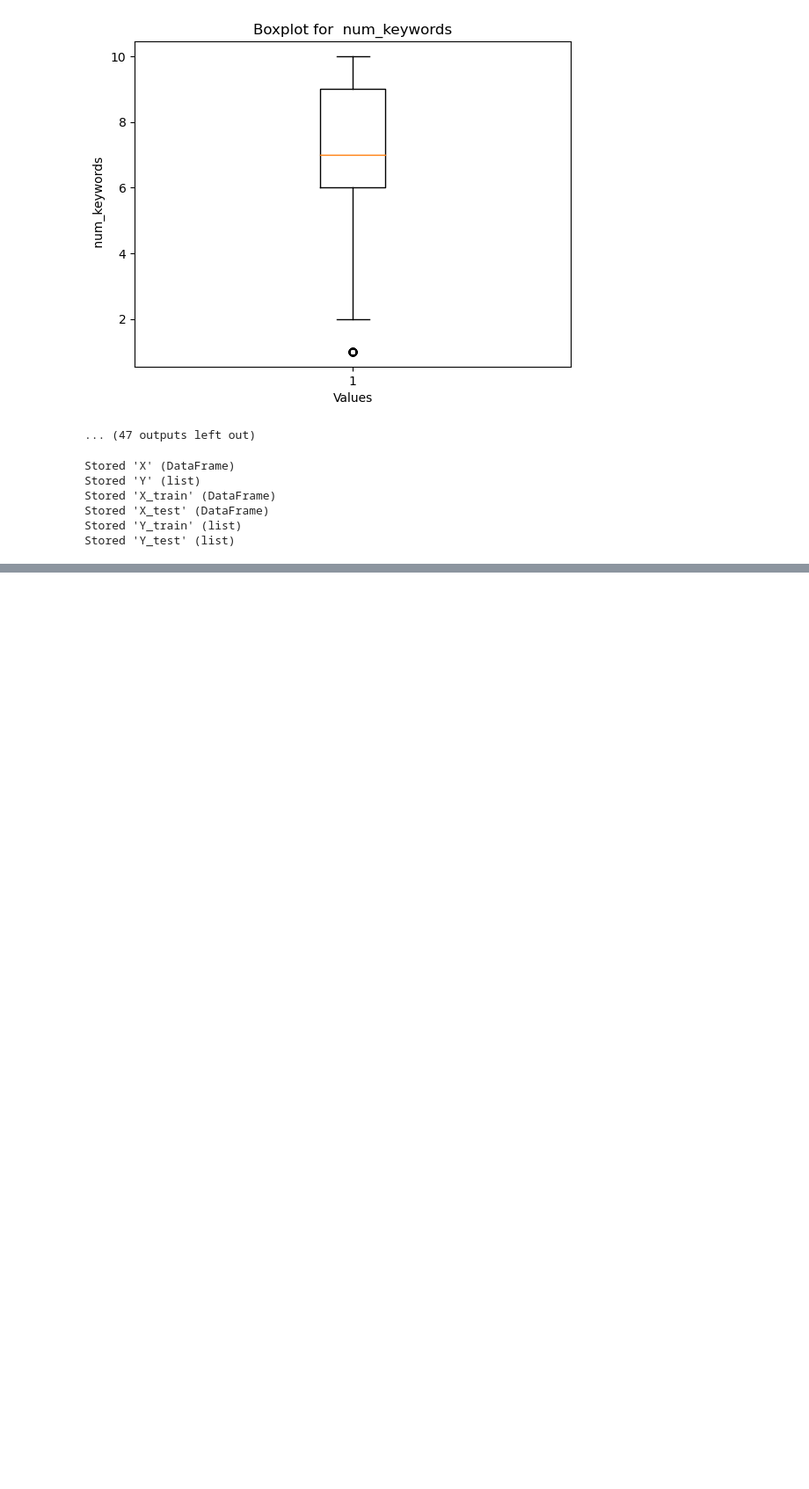
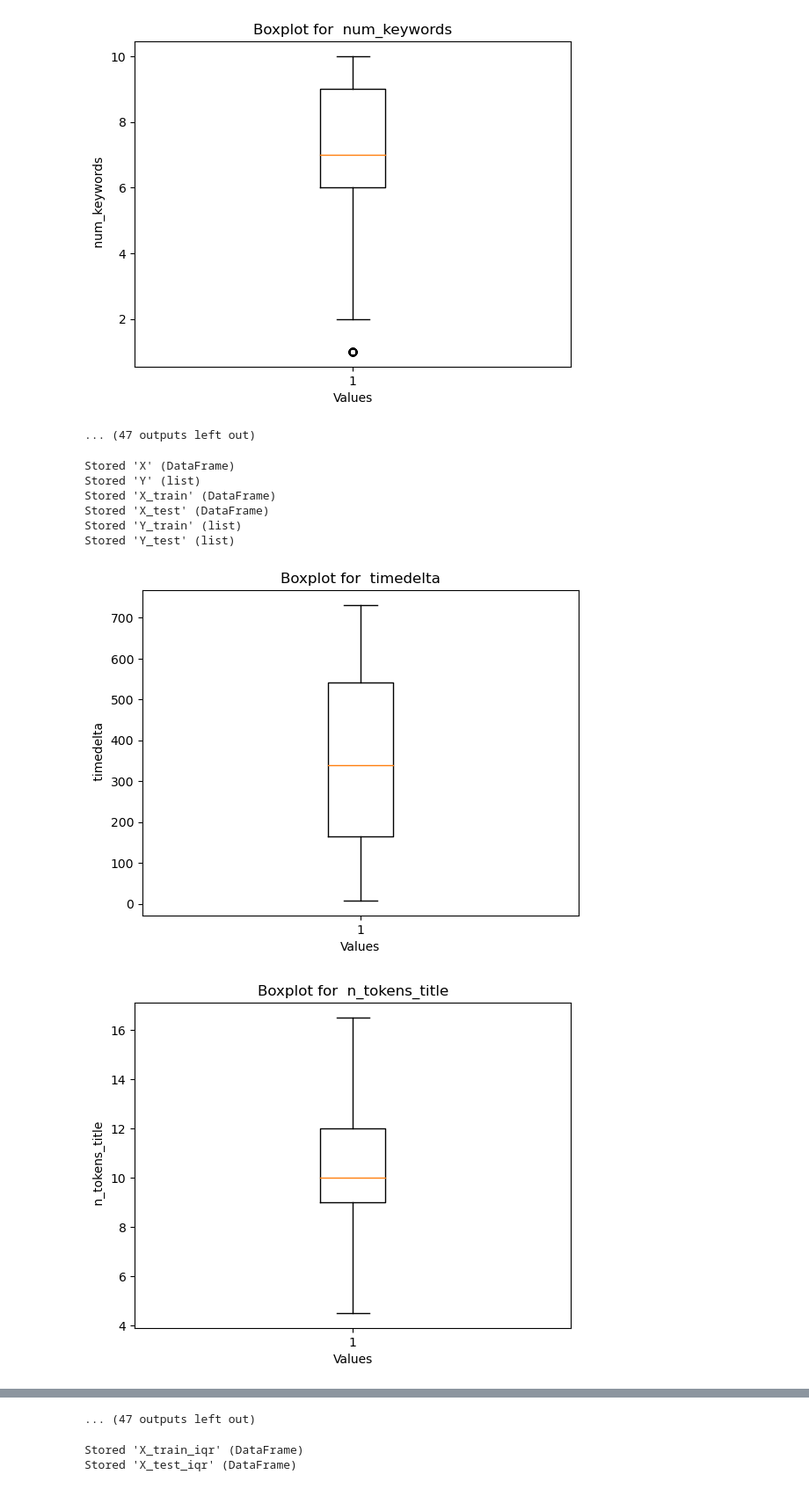
Before and after one commit to MATF-istrazivanje-podataka-1/2023_Data_Mining_Online_news_Dataset, a Jupyter notebook: data_analysis/data_analysis.ipynb, the cells around one changed output, grey strips where cells are left out. Shown at 88% size. Cells and saved outputs as stored; diff of their text form; code cells hidden in the pictures; blank space fills up the shorter version.

```diff
--- a/data_analysis/data_analysis.ipynb
+++ b/data_analysis/data_analysis.ipynb
@@ -141,7 +142,7 @@ def IQR(data, feature_names):
     iqr = pd.DataFrame(0, index=feature_names, columns=['lower', 'min', 'num_lower', 'upper', 'max', 'num_upper', 'percantage'])
 
     for name in feature_names:
-        (Q1, Q3) = X[name].quantile([0.25, 0.75])
+        (Q1, Q3) = data[name].quantile([0.25, 0.75])
         IQR = Q3 - Q1
         upper = Q3 + (1.5 * IQR)
         lower = Q1 - (1.5 * IQR)
@@ -149,8 +150,8 @@ def IQR(data, feature_names):
         iqr.loc[name, 'upper'] = upper
         iqr.loc[name, 'lower'] = lower
 
-        num_of_out_lower = (X[name] < lower).sum()
-        num_of_out_upper = (X[name] > upper).sum()
+        num_of_out_lower = (data[name] < lower).sum()
+        num_of_out_upper = (data[name] > upper).sum()
 
         percentage = round((num_of_out_lower + num_of_out_upper) / X.shape[0] * 100)
 
@@ -160,6 +161,32 @@ def IQR(data, feature_names):
     return iqr
 # %%
 iqr_train = IQR(X_train, X.columns)
+iqr_test = IQR(X_test, X.columns)
 # %%
 iqr_train_lower = iqr_train['lower']
 iqr_train_higher = iqr_train['upper']
+iqr_test_lower = iqr_test['lower']
+iqr_test_higher = iqr_test['upper']
+# %%
+for column in X_train.columns:
+    low = iqr_train_lower[column]
+    high = iqr_train_higher[column]
+    X_train[column] = X_train[column].where(X_train[column] > low, low).where(X_train[column] < high, high)
+
+for column in X_test.columns:
+    low = iqr_test_lower[column]
+    high = iqr_test_higher[column]
+    X_test[column] = X_test[column].where(X_test[column] > low, low).where(X_test[column] < high, high)
+# %%
+#the same for X_test, visual check that there are no outliers
+
+for column in X_train.columns:
+    plt.figure()
+    plt.boxplot(X_train[column])
+    plt.title(f'Boxplot for {column}')
+    plt.xlabel('Values')
+    plt.ylabel(column)
+    plt.show()
+# %% [output]
+[figure, added]
+[figure, added]
@@ -165,0 +203,10 @@ iqr_train_higher = iqr_train['upper']
+... (47 outputs left out)
+# %%
+X_train_iqr = X_train
+X_test_iqr = X_test
+
+%store X_train_iqr
+%store X_test_iqr
+# %% [output]
+Stored 'X_train_iqr' (DataFrame)
+Stored 'X_test_iqr' (DataFrame)
```
Also changed, not shown: parts of 4 cells of this notebook.
